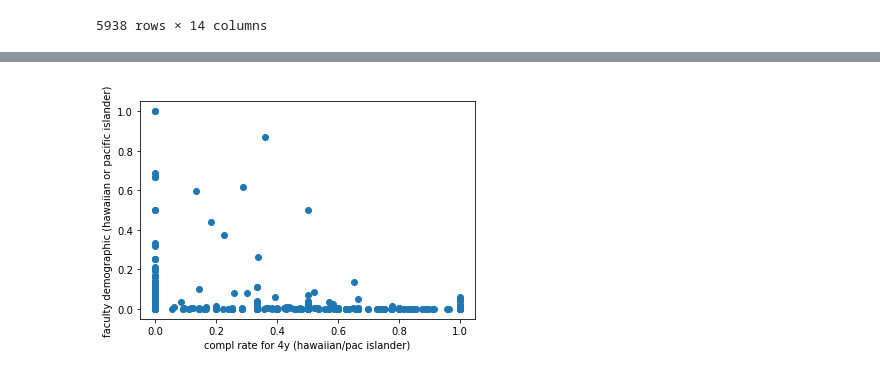
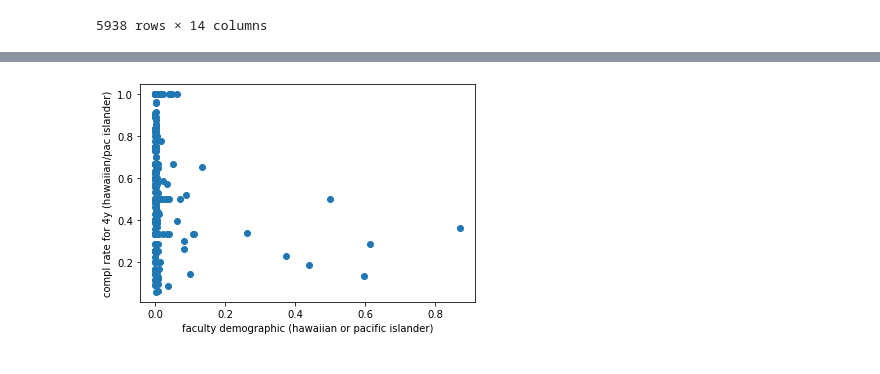
Before and after one commit to beccasolomon22/Student-Social-Analysis, a Jupyter notebook: DOE_Analysis_graphs.ipynb, the cells around one changed output, grey strips where cells are left out. Drawn from its saved outputs; the diff is of its cells as text; code cells hidden in the pictures.

```diff
--- a/DOE_Analysis_graphs.ipynb
+++ b/DOE_Analysis_graphs.ipynb
@@ -105,0 +150,4 @@ plt.show()
+# %%
+stud_fac_hp = stud_fac[['compl rate for 4y (hawaiian/pac islander)', 'faculty demographic (hawaiian or pacific islander)']]
+stud_fac_hp.drop(stud_fac_hp[stud_fac_hp['compl rate for 4y (hawaiian/pac islander)'] == 0].index, inplace = True)
+stud_fac_hp
@@ -106,11 +173,11 @@ plt.show()
 # %%
-stu_info = stud_fac['compl rate for 4y (hawaiian/pac islander)']
+stu_info = stud_fac_hp['compl rate for 4y (hawaiian/pac islander)']
 # stud_fac.loc[(stud_fac["compl rate for 4y (white)"]>0) & (stud_fac["faculty demographic (white)"]>0)
-fac_info = stud_fac["faculty demographic (hawaiian or pacific islander)"]
-plt.scatter(stu_info,fac_info)
+fac_info = stud_fac_hp["faculty demographic (hawaiian or pacific islander)"]
+plt.scatter(fac_info, stu_info)
 # plt.xticks(stu_info, rotation=90)
-plt.xlabel('compl rate for 4y (hawaiian/pac islander)')
-plt.ylabel('faculty demographic (hawaiian or pacific islander)')
+plt.ylabel('compl rate for 4y (hawaiian/pac islander)')
+plt.xlabel('faculty demographic (hawaiian or pacific islander)')
 plt.show()
 # %% [output]
-[figure, old version]
+[figure, new version]
```
Also changed, not shown: parts of 15 cells of this notebook, 9 other files.
